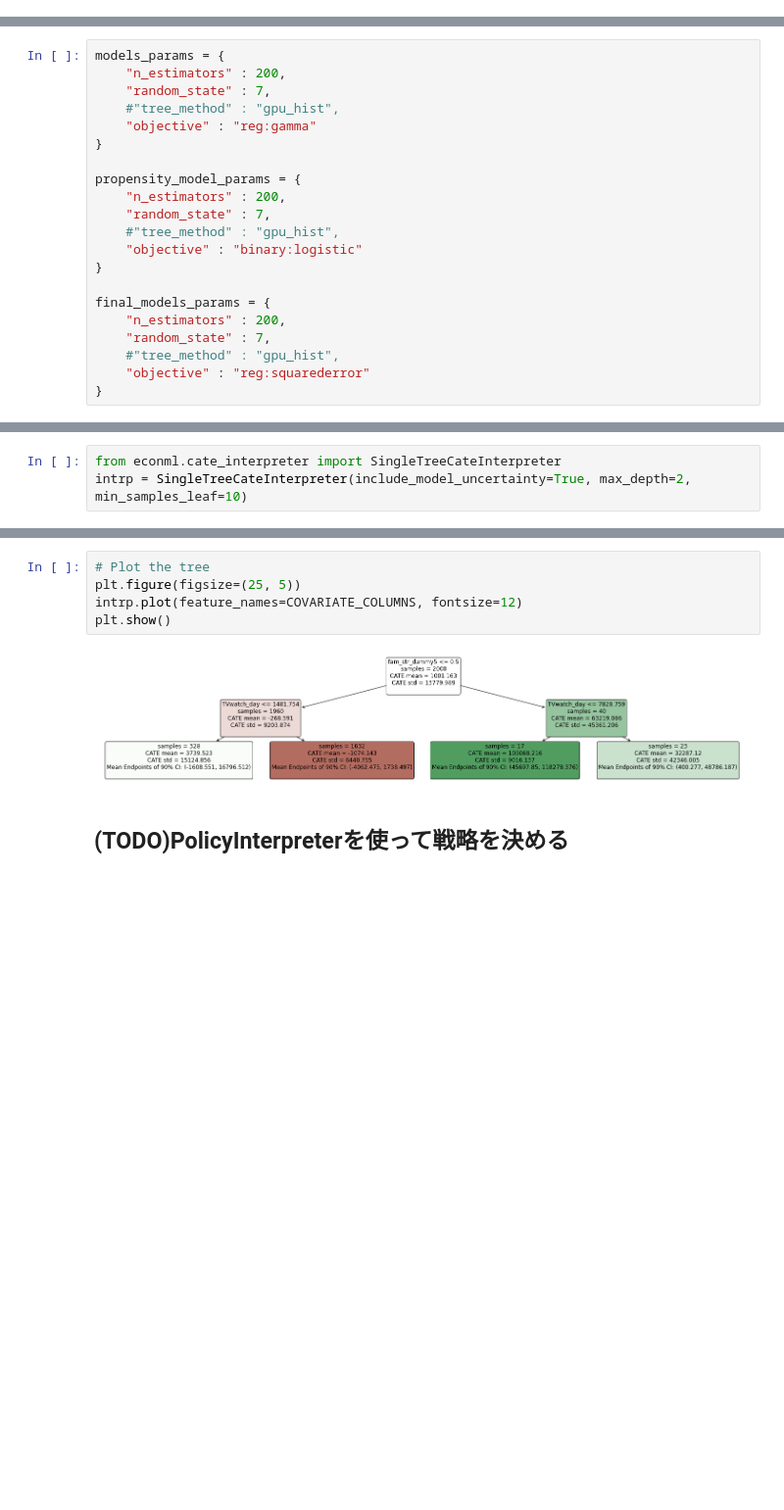
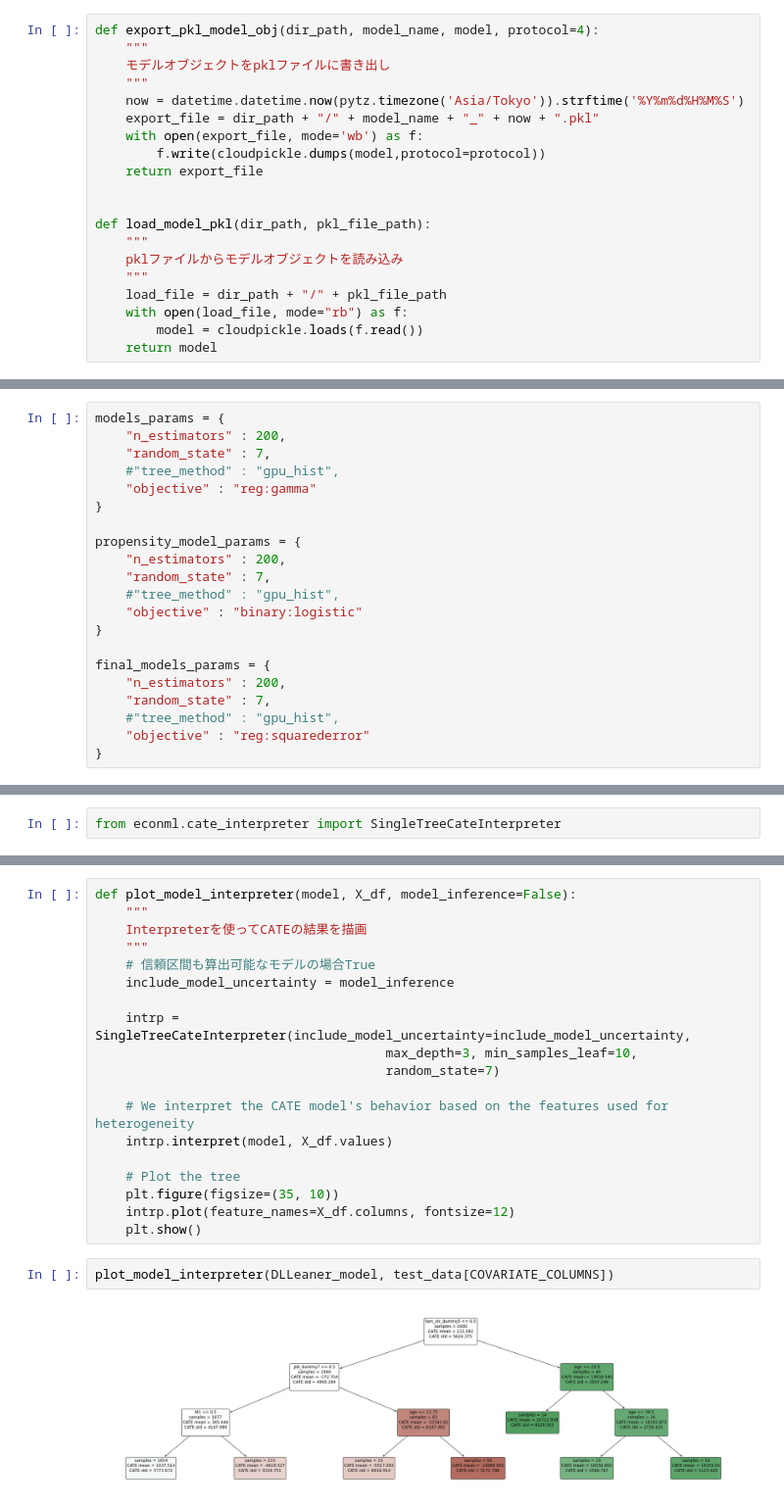
Before and after one commit to Itsuki-Hamano123/practice-casualeffect, a Jupyter notebook: econml/cm_causality.ipynb, the cells around one changed output, grey strips where cells are left out. Shown at 98% size. Saved outputs shown, nothing was run; the diff lists cells and outputs as text; blank space fills up the shorter version.

```diff
--- a/econml/cm_causality.ipynb
+++ b/econml/cm_causality.ipynb
@@ -140 +155,21 @@ Name: gamesecond, dtype: float64
+# %%
+def export_pkl_model_obj(dir_path, model_name, model, protocol=4):
+    """
+    モデルオブジェクトをpklファイルに書き出し
+    """
+    now = datetime.datetime.now(pytz.timezone('Asia/Tokyo')).strftime('%Y%m%d%H%M%S')
+    export_file = dir_path + "/" + model_name + "_" + now + ".pkl"
+    with open(export_file, mode='wb') as f:
+        f.write(cloudpickle.dumps(model,protocol=protocol))
+    return export_file
+
+
+def load_model_pkl(dir_path, pkl_file_path):
+    """
+    pklファイルからモデルオブジェクトを読み込み
+    """
+    load_file = dir_path + "/" + pkl_file_path
+    with open(load_file, mode="rb") as f:
+        model = cloudpickle.loads(f.read())
+    return model
 # %% [markdown]
@@ -353,3 +397,2 @@ print("訓練データ+テストデータにおけるATE:{ate}".format(ate=DAean
 # %%
 from econml.cate_interpreter import SingleTreeCateInterpreter
-intrp = SingleTreeCateInterpreter(include_model_uncertainty=True, max_depth=2, min_samples_leaf=10)
@@ -364,9 +399,23 @@ intrp.interpret(XLEANER_MODEL, test_data[COVARIATE_COLUMNS])
-# %%
-# Plot the tree
-plt.figure(figsize=(25, 5))
-intrp.plot(feature_names=COVARIATE_COLUMNS, fontsize=12)
-plt.show()
-# %% [output]
-[figure, removed]
-# %% [markdown]
-## (TODO)PolicyInterpreterを使って戦略を決める
+# %%
+def plot_model_interpreter(model, X_df, model_inference=False):
+    """
+    Interpreterを使ってCATEの結果を描画
+    """
+    # 信頼区間も算出可能なモデルの場合True
+    include_model_uncertainty = model_inference
+
+    intrp = SingleTreeCateInterpreter(include_model_uncertainty=include_model_uncertainty,
+                                      max_depth=3, min_samples_leaf=10,
+                                      random_state=7)
+
+    # We interpret the CATE model's behavior based on the features used for heterogeneity
+    intrp.interpret(model, X_df.values)
+
+    # Plot the tree
+    plt.figure(figsize=(35, 10))
+    intrp.plot(feature_names=X_df.columns, fontsize=12)
+    plt.show()
+# %%
+plot_model_interpreter(DLLeaner_model, test_data[COVARIATE_COLUMNS])
+# %% [output]
+[figure, added]
```
Also changed, not shown: parts of 43 cells of this notebook.
